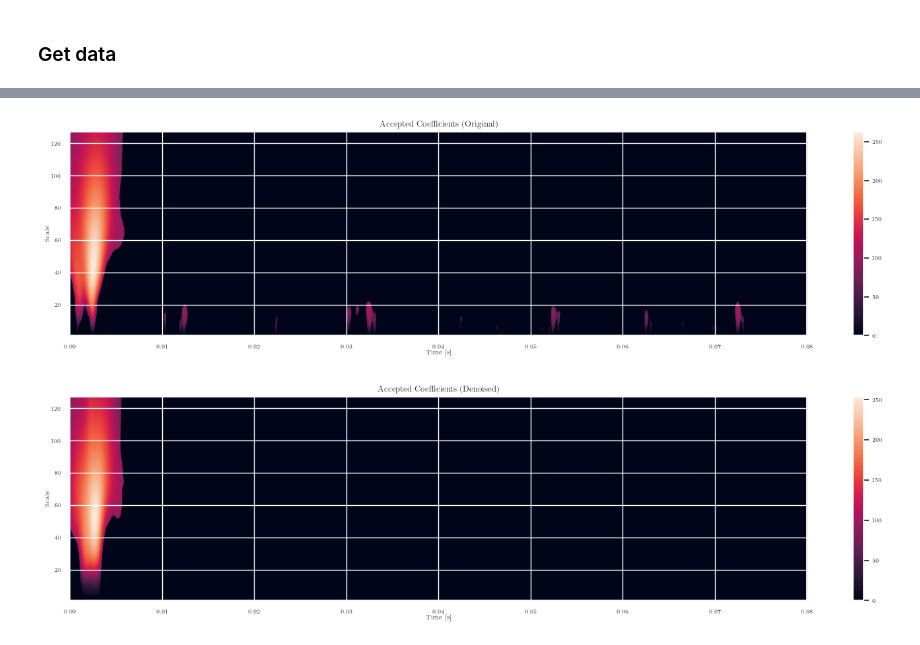
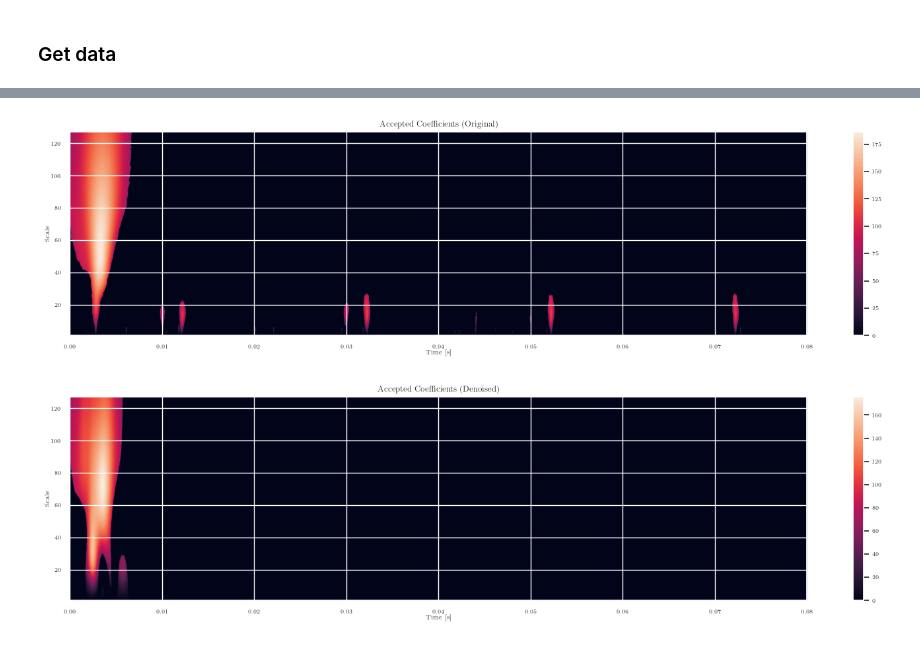
Before and after one commit to TheresaDF/NeuronSpikeEye, a Jupyter notebook: src/visualizations/CPD.ipynb, the cells around one changed output, grey strips where cells are left out. Drawn from its saved outputs; the diff is of its cells as text; code cells hidden in the pictures.

Commit message:
visualize CPD components

```diff
--- a/src/visualizations/CPD.ipynb
+++ b/src/visualizations/CPD.ipynb
@@ -68,18 +59,11 @@ factors, _ = tfx.cpd(scalograms, rank, options = options)
-# %%
-def reconstruct_tensor(factors, idx):
-    A, B, C = factors  # Unpack factor matrices
-    R = A.shape[1]  # Rank of the decomposition
-
-    # Initialize tensor with zeros
-    X_reconstructed = np.zeros((A.shape[0], B.shape[0], C.shape[0]))
-
-    # Sum over rank components
-    for r in range(R):
-        if r in idx:
-            continue
-        X_reconstructed += np.outer(A[:, r], B[:, r])[:, :, None] * C[:, r][None, None, :]
-
-    return X_reconstructed
-
-idx = np.where(all_acfs > 0.5)[0]
-scalograms_clean = reconstruct_tensor(factors, idx)
+# %%
+factors, _ = tfx.cpd(scalograms, 30)
+
+# get acf factors
+acf_factors = get_acf_factor(factors, 30)
+
+# take those with acf higher than 0.5
+idx = np.where(acf_factors > 0.5)[0]
+
+# Reconstruct
+rntf_recon = reconstruct_tensor(factors, idx)
@@ -86,25 +80,30 @@ scalograms_clean = reconstruct_tensor(factors, idx)
 # %%
-idx = 1
+idx = 4
 accept_orig = get_accepted_coefficients(scalograms[idx], scales, 0.1)
-accept_clean = get_accepted_coefficients(scalograms_clean[idx], scales, 0.1)
+accept_clean = get_accepted_coefficients(rntf_recon[idx], scales, 0.1)
 
-plt.figure(figsize = (18, 4))
+fig = plt.figure(figsize = (18, 4))
 plt.imshow(accept_orig, extent=[0, len(bins) / 30000, scales.min(), scales.max()],
            aspect='auto', origin='lower')
 plt.xlabel('Time [s]')
 plt.ylabel('Scale')
 plt.title('Accepted Coefficients (Original)')
 plt.colorbar()
 plt.show()
 
-plt.figure(figsize = (18, 4))
-plt.imshow(accept_clean, extent=[0, len(bins) / 30000, scales.min(), scales.max()],
+savefig(fig, "CPD_accepted_orig", width = 6, height=1.5)
+
+
+fig = plt.figure(figsize = (18, 4))
+plt.imshow(np.abs(accept_clean), extent=[0, len(bins) / 30000, scales.min(), scales.max()],
            aspect='auto', origin='lower')
 plt.xlabel('Time [s]')
 plt.ylabel('Scale')
 plt.title('Accepted Coefficients (Denoised)')
 plt.colorbar()
 plt.show()
+
+savefig(fig, "CPD_accepted_denoised", width = 6, height=1.5)
 # %% [output]
-[figure, old version]
+[figure, new version]
-[figure, old version]
+[figure, new version]
```
Also changed, not shown: parts of 2 cells of this notebook.
